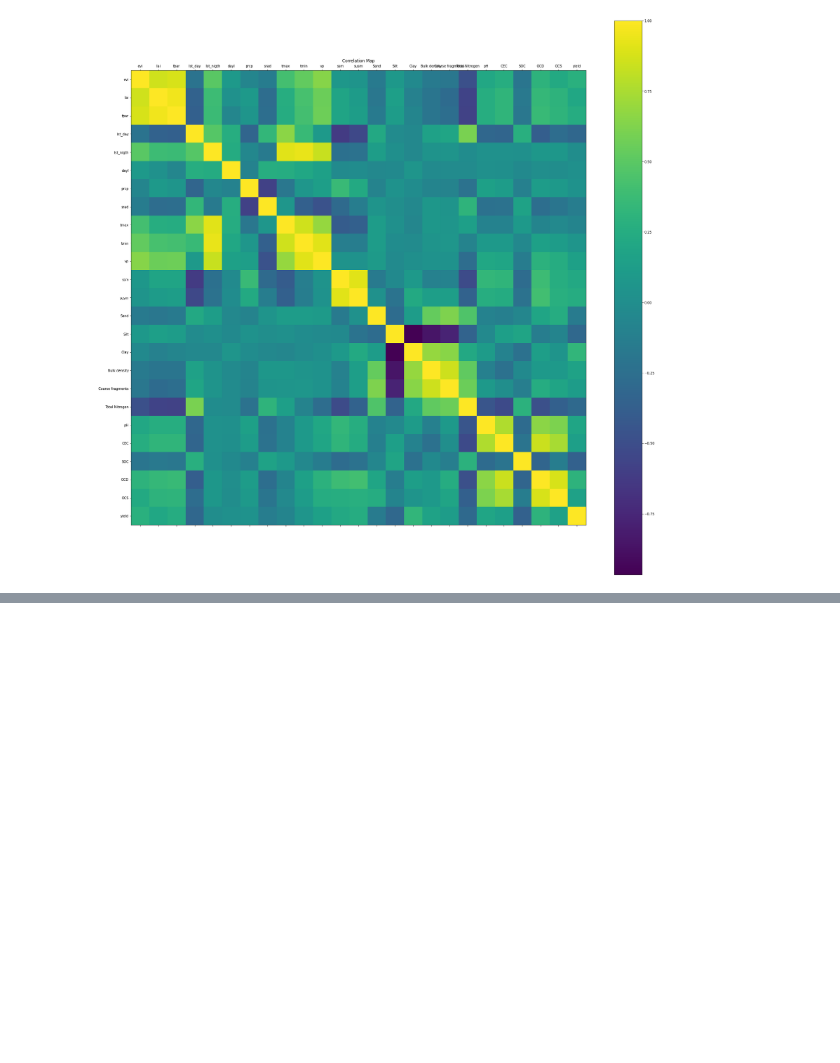
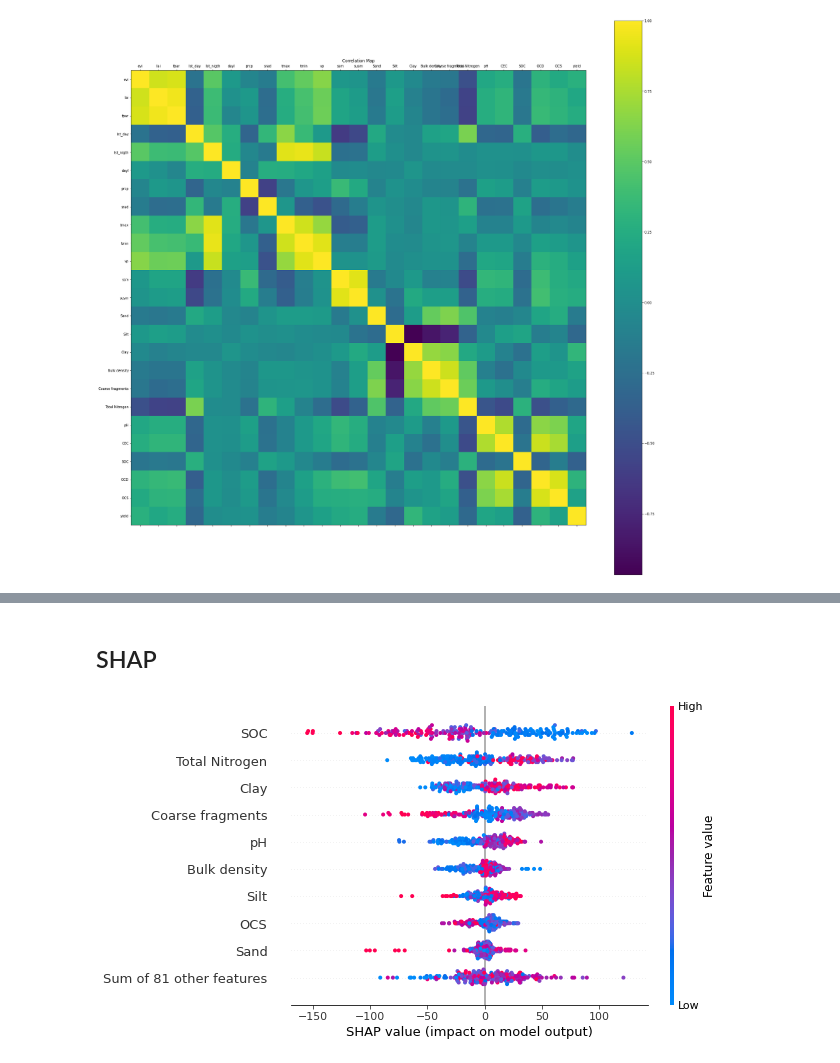
Before and after one commit to abalmumcu/crop-yield-estimation, a Jupyter notebook: feature_importance.ipynb, the cells around one changed output, grey strips where cells are left out. Drawn from its saved outputs; the diff is of its cells as text; code cells hidden in the pictures; blank space fills up the shorter version.

```diff
--- a/feature_importance.ipynb
+++ b/feature_importance.ipynb
@@ -104,0 +198,2 @@ plt_corr(full_df.iloc[:, 1:],size=(30,30),save_fig=True, save_path= "results/cor
+# %% [markdown]
+## SHAP
@@ -104,0 +202,9 @@ plt_corr(full_df.iloc[:, 1:],size=(30,30),save_fig=True, save_path= "results/cor
+# %%
+# Fits the explainer
+explainer = shap.Explainer(xg_reg.predict, X_train)
+# Calculates the SHAP values - It takes some time
+shap_values = explainer(X_test)
+# %%
+shap.plots.beeswarm(shap_values)
+# %% [output]
+[figure, added]
```
Also changed, not shown: parts of 17 cells of this notebook, 1 other file.
